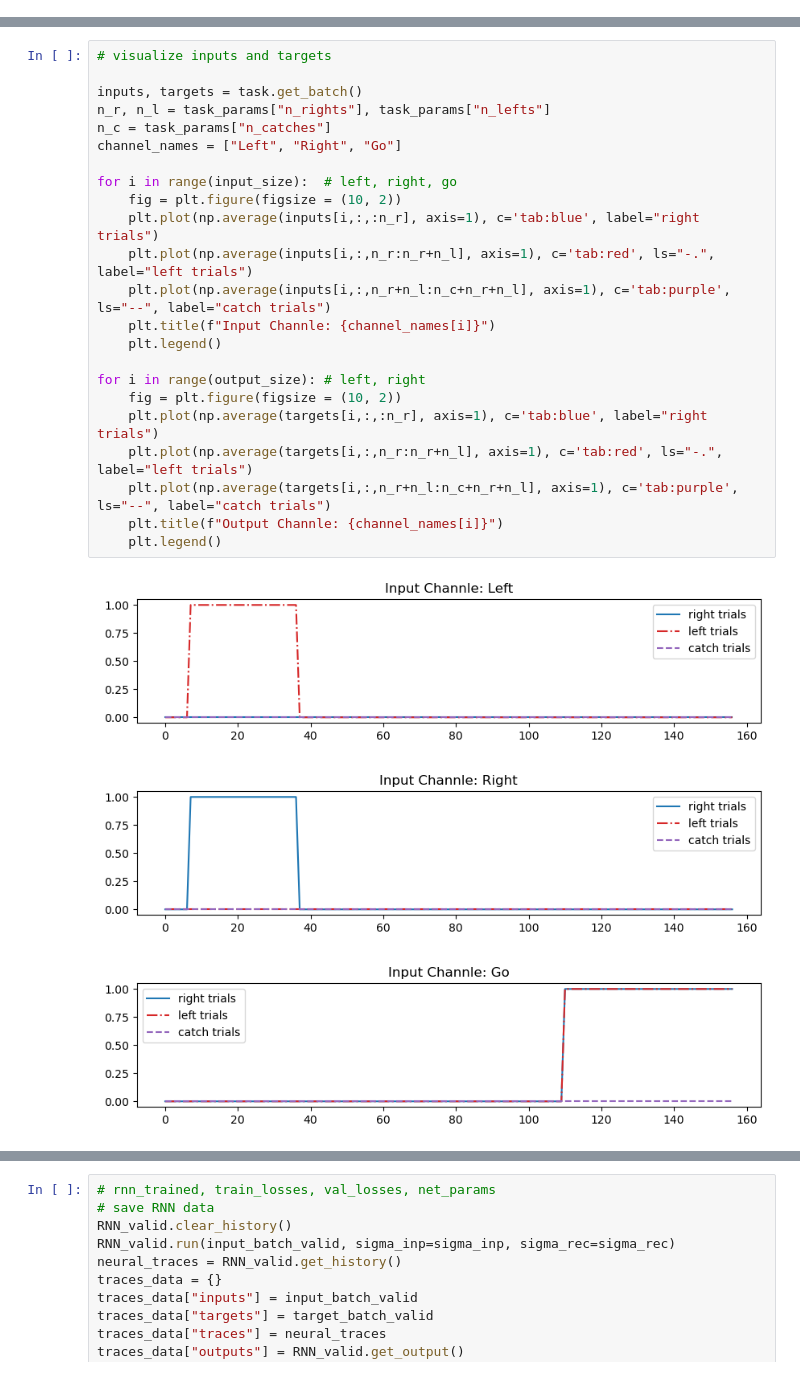
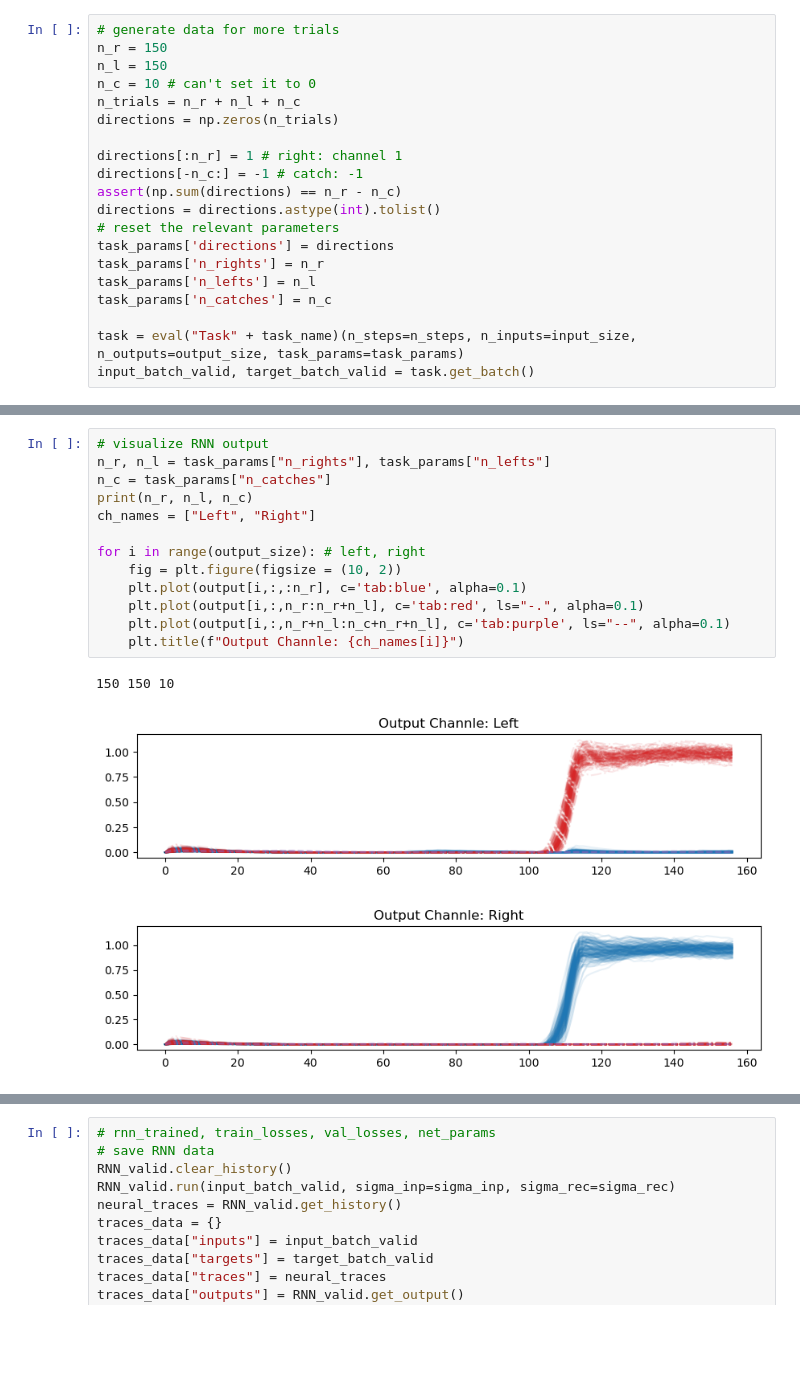
Before and after one commit to engellab/trainRNNbrain, a Jupyter notebook: jupyter/Training ALM Decision Task.ipynb, the cells around one changed output, grey strips where cells are left out. Drawn from its saved outputs; the diff is of its cells as text; blank space fills up the shorter version.

Commit message:
modified pipeline to batch train rnn

```diff
--- a/jupyter/Training ALM Decision Task.ipynb
+++ b/jupyter/Training ALM Decision Task.ipynb
@@ -95,0 +240,20 @@ plt.scatter(range(len(rad)), rad)
+# %%
+# generate data for more trials
+n_r = 150
+n_l = 150
+n_c = 10 # can't set it to 0
+n_trials = n_r + n_l + n_c
+directions = np.zeros(n_trials)
+
+directions[:n_r] = 1 # right: channel 1
+directions[-n_c:] = -1 # catch: -1
+assert(np.sum(directions) == n_r - n_c)
+directions = directions.astype(int).tolist()
+# reset the relevant parameters
+task_params['directions'] = directions
+task_params['n_rights'] = n_r
+task_params['n_lefts'] = n_l
+task_params['n_catches'] = n_c
+
+task = eval("Task" + task_name)(n_steps=n_steps, n_inputs=input_size, n_outputs=output_size, task_params=task_params)
+input_batch_valid, target_batch_valid = task.get_batch()
@@ -96,27 +277,17 @@ plt.scatter(range(len(rad)), rad)
 # %%
-# visualize inputs and targets
-
-inputs, targets = task.get_batch()
+# visualize RNN output
 n_r, n_l = task_params["n_rights"], task_params["n_lefts"]
 n_c = task_params["n_catches"]
-channel_names = ["Left", "Right", "Go"]
-
-for i in range(input_size):  # left, right, go
-    fig = plt.figure(figsize = (10, 2))
-    plt.plot(np.average(inputs[i,:,:n_r], axis=1), c='tab:blue', label="right trials")
-    plt.plot(np.average(inputs[i,:,n_r:n_r+n_l], axis=1), c='tab:red', ls="-.", label="left trials")
-    plt.plot(np.average(inputs[i,:,n_r+n_l:n_c+n_r+n_l], axis=1), c='tab:purple', ls="--", label="catch trials")
-    plt.title(f"Input Channle: {channel_names[i]}")
-    plt.legend()
+print(n_r, n_l, n_c)
+ch_names = ["Left", "Right"]
 
 for i in range(output_size): # left, right
     fig = plt.figure(figsize = (10, 2))
-    plt.plot(np.average(targets[i,:,:n_r], axis=1), c='tab:blue', label="right trials")
-    plt.plot(np.average(targets[i,:,n_r:n_r+n_l], axis=1), c='tab:red', ls="-.", label="left trials")
-    plt.plot(np.average(targets[i,:,n_r+n_l:n_c+n_r+n_l], axis=1), c='tab:purple', ls="--", label="catch trials")
-    plt.title(f"Output Channle: {channel_names[i]}")
-    plt.legend()
+    plt.plot(output[i,:,:n_r], c='tab:blue', alpha=0.1)
+    plt.plot(output[i,:,n_r:n_r+n_l], c='tab:red', ls="-.", alpha=0.1)
+    plt.plot(output[i,:,n_r+n_l:n_c+n_r+n_l], c='tab:purple', ls="--", alpha=0.1)
+    plt.title(f"Output Channle: {ch_names[i]}")
 # %% [output]
+150 150 10
-[figure, old version]
+[figure, new version]
-[figure, old version]
+[figure, new version]
-[figure, removed]
```
Also changed, not shown: parts of 20 cells of this notebook, 1 other file.
